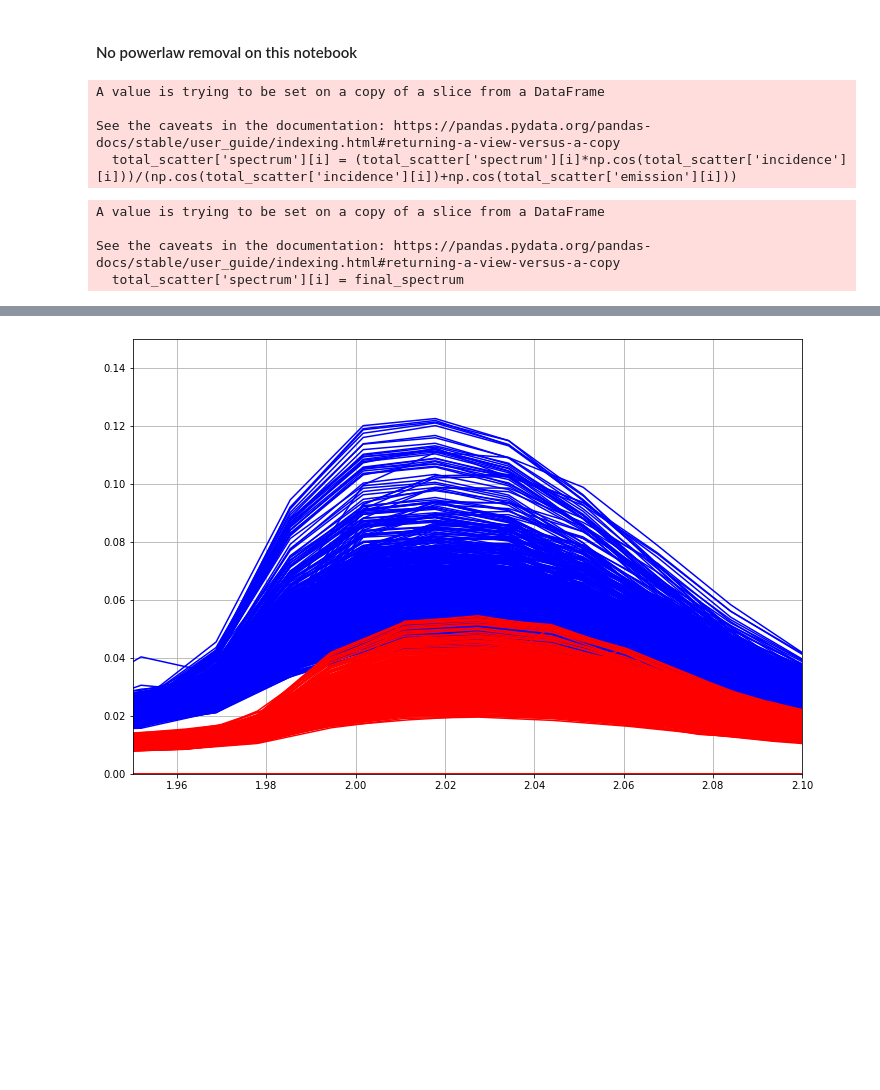
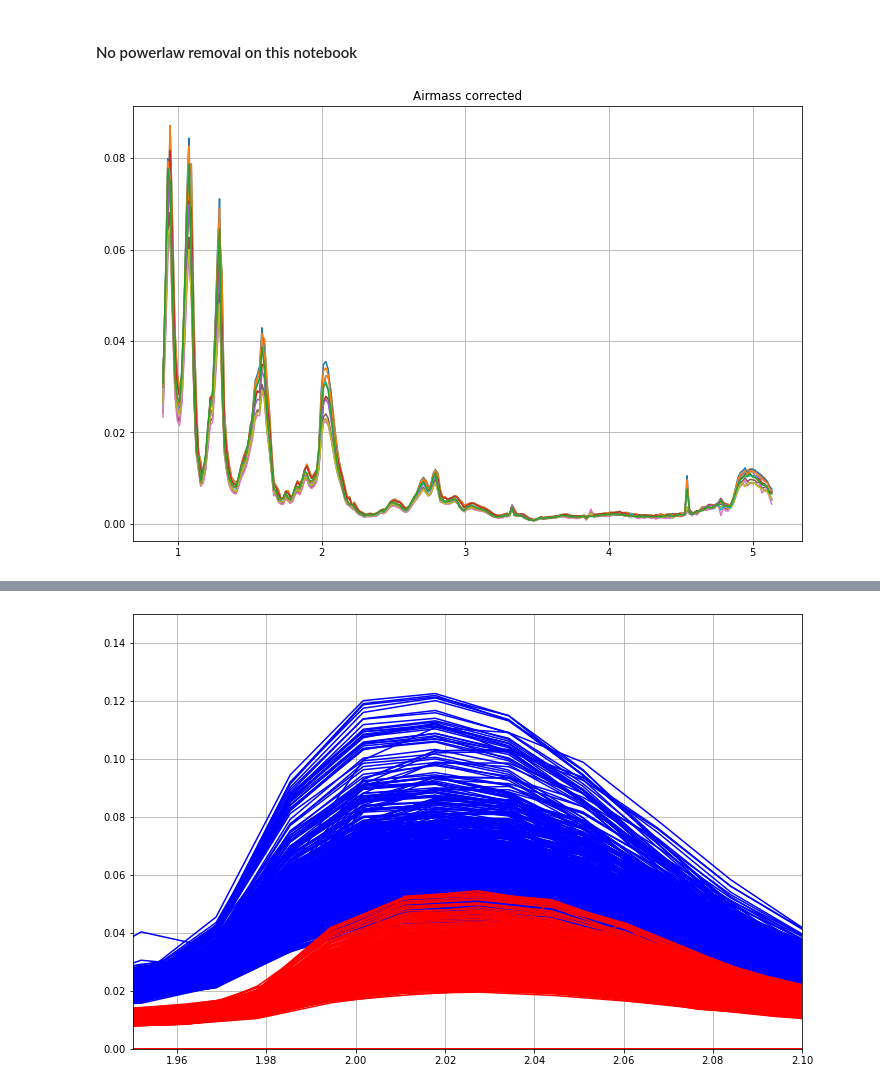
Before and after one commit to lucaslibshutz/spectralResearch, a Jupyter notebook: corrections_3.ipynb, the cells around one changed output, grey strips where cells are left out. Drawn from its saved outputs; the diff is of its cells as text; code cells hidden in the pictures; blank space fills up the shorter version.

Commit message:
both cos and airmass corrections applied

```diff
--- a/corrections_3.ipynb
+++ b/corrections_3.ipynb
@@ -140,11 +140,7 @@ total_scatter['spectrum'] = copy_list_total
 # %%
-for i in range(len(total_scatter['spectrum'])):
-    total_scatter['spectrum'][i] = (total_scatter['spectrum'][i]*np.cos(total_scatter['incidence'][i]))/(np.cos(total_scatter['incidence'][i])+np.cos(total_scatter['emission'][i]))
+i_data['spectrum'] /= i_data['incidence']
+
+airmass_data['spectrum'] = (airmass_data['spectrum']*np.cos(airmass_data['incidence']))/(np.cos(airmass_data['incidence'])+np.cos(airmass_data['emission']))
-# %% [output]
-A value is trying to be set on a copy of a slice from a DataFrame
-
-See the caveats in the documentation: https://pandas.pydata.org/pandas-docs/stable/user_guide/indexing.html#returning-a-view-versus-a-copy
-  total_scatter['spectrum'][i] = (total_scatter['spectrum'][i]*np.cos(total_scatter['incidence'][i]))/(np.cos(total_scatter['incidence'][i])+np.cos(total_scatter['emission'][i]))
 # %%
 shift_dates = [
 '2004-01-01T00:00:00.00',
@@ -184,16 +180,17 @@ date_vector = Time(shift_dates,format='isot').jd
 
 date_interp = interp1d(date_vector,shift_vals)
 # %%
-all_shifts = date_interp(list(total_scatter['starttime']))
+all_shifts = date_interp(list(airmass_data['starttime'])) # shifts are the same across both dataframes
 all_shifts = all_shifts/1000 # converts units properly
 # %%
-for i in range(len(total_scatter['spectrum'])):
-    f1 = interp1d(vims_2004+all_shifts[i],total_scatter['spectrum'][i],kind='linear',fill_value='extrapolate')
+%%capture --no-display
+
+for i in range(len(airmass_data['spectrum'])):
+    f1 = interp1d(vims_2004+all_shifts[i],airmass_data['spectrum'][i],kind='linear',fill_value='extrapolate')
     xnew = np.linspace(vims_2004[0]+all_shifts[i],vims_2004[255]+all_shifts[i],num=25600,endpoint=True)
-    final_spectrum = f1(xnew)
-    total_scatter['spectrum'][i] = final_spectrum
+    airmass_data['spectrum'][i] = f1(xnew)
+
+for i in range(len(i_data['spectrum'])):
+    f1 = interp1d(vims_2004+all_shifts[i],i_data['spectrum'][i],kind='linear',fill_value='extrapolate')
+    xnew = np.linspace(vims_2004[0]+all_shifts[i],vims_2004[255]+all_shifts[i],num=25600,endpoint=True)
+    i_data['spectrum'][i] = f1(xnew)
-# %% [output]
-A value is trying to be set on a copy of a slice from a DataFrame
-
-See the caveats in the documentation: https://pandas.pydata.org/pandas-docs/stable/user_guide/indexing.html#returning-a-view-versus-a-copy
-  total_scatter['spectrum'][i] = final_spectrum
@@ -202,0 +197,21 @@ ethane = np.load('ethane.npy')
+# %%
+air_list = []
+inc_list = []
+for year in range(2004,2018):
+    start_date = Time(str(year)+'-01-01T00:00:00.00',format='isot').jd
+    end_date = Time(str(year+2)+'-01-01T00:00:00.00',format='isot').jd
+    ind = np.where((airmass_data['starttime'] >= start_date) & (airmass_data['starttime'] <= end_date))
+    a1 = np.average(airmass_data['spectrum'][ind[0]])
+    a2 = np.average(i_data['spectrum'][ind[0]])
+    air_list.append(a1)
+    inc_list.append(a2)
+# %%
+%matplotlib inline
+plt.figure(facecolor='white',figsize=(12,8))
+plt.title('Airmass corrected')
+for i in range(13):
+    plt.plot(xnew,air_list[i])
+plt.grid()
+plt.show()
+# %% [output]
+[figure, added]
```
Also changed, not shown: parts of 5 cells of this notebook.
